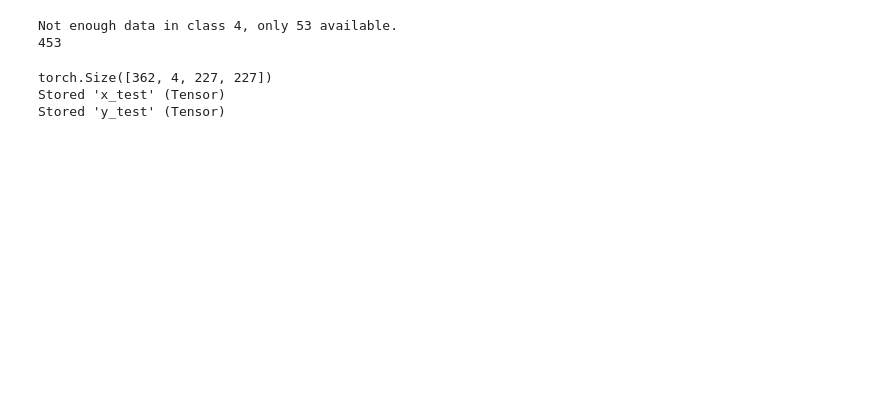
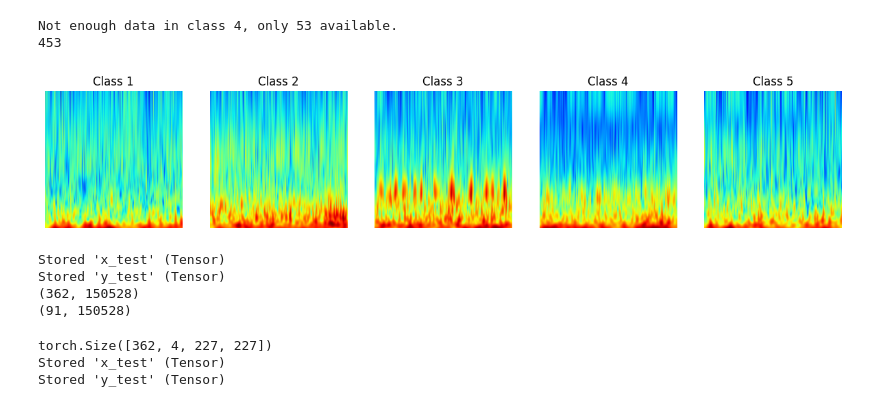
Before and after one commit to msverker/Bachelor_Thesis, a Jupyter notebook: SVM_Classifier.ipynb, the cells around one changed output. Drawn from its saved outputs; the diff is of its cells as text; code cells hidden in the pictures; blank space fills up the shorter version.

```diff
--- a/SVM_Classifier.ipynb
+++ b/SVM_Classifier.ipynb
@@ -17,7 +17,7 @@ class SpectrogramDataset(Dataset):
     def __init__(self, spectro_folder):
         self.spectrogram_folders = list(spectro_folder.glob('spectrogram_*'))
         self.transform = transforms.Compose([
-            transforms.Resize((256, 256)),
+            transforms.Resize((224, 224)),
             transforms.ToTensor(),
             # transforms.Lambda(lambda x: torch.flatten(x)),
         ])
@@ -29,7 +29,7 @@ class SpectrogramDataset(Dataset):
         folder_path = self.spectrogram_folders[idx]
 
         # Load the spectrogram image
-        img = Image.open(folder_path / 'spectrogram.png')#.convert('L')
+        img = Image.open(folder_path / 'spectrogram.png').convert('RGB')
         img = self.transform(img)
 
         # Load the label
@@ -73,3 +73,29 @@ print(len(subset_dataset))
 # %% [output]
 Not enough data in class 4, only 53 available.
 453
+# %%
+plt.rcParams['figure.figsize'] = [15, 3]  # Adjust the size as needed
+
+class_examples = {}
+found_classes = set()
+
+for images, labels in subset_dataloader:
+    for i in range(len(labels)):
+        label = labels[i].item()  # Extract label
+        if label not in found_classes and 1 <= label <= 5:
+            class_examples[label] = images[i]  # Store the image
+            found_classes.add(label)
+        if len(found_classes) == 5:
+            break
+    if len(found_classes) == 5:
+        break
+
+for i, (label, image) in enumerate(sorted(class_examples.items()), 1):
+    plt.subplot(1, 5, i)
+    plt.imshow(np.swapaxes(np.swapaxes(image, 0, 2), 0, 1))
+    plt.title(f'Class {label}')
+    plt.axis('off')
+
+plt.show()
+# %% [output]
+[figure, added]
@@ -76,3 +104,20 @@ Not enough data in class 4, only 53 available.
+# %%
+x_train, x_test, y_train, y_test = train_test_split(images, labels, test_size=0.2, stratify=labels)
+%store x_test
+%store y_test
+x_train = x_train.view(x_train.size(0), -1)
+x_test = x_test.view(x_test.size(0), -1)
+x_train = np.asarray(x_train)
+y_train = np.asarray(y_train)
+x_test = np.asarray(x_test)
+y_test = np.asarray(y_test)
+print(x_train.shape)
+print(x_test.shape)
+# %% [output]
+Stored 'x_test' (Tensor)
+Stored 'y_test' (Tensor)
+(362, 150528)
+(91, 150528)
 # %%
 # for batch_idx, (images, labels) in enumerate(dataloader):
 # #     print(f"Training SVM for batch {batch_idx + 1}/{len(subs)}...")
```
Also changed, not shown: parts of 10 cells of this notebook, 2 other files.
